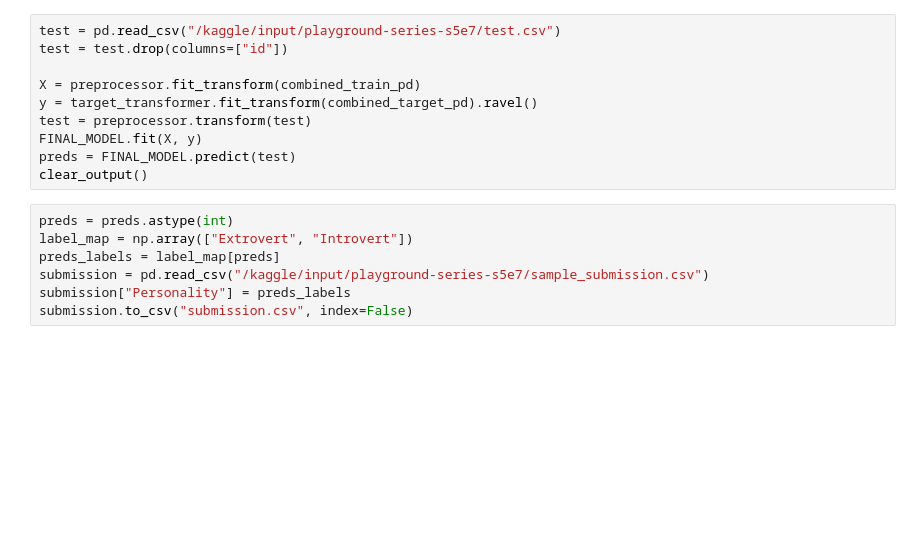
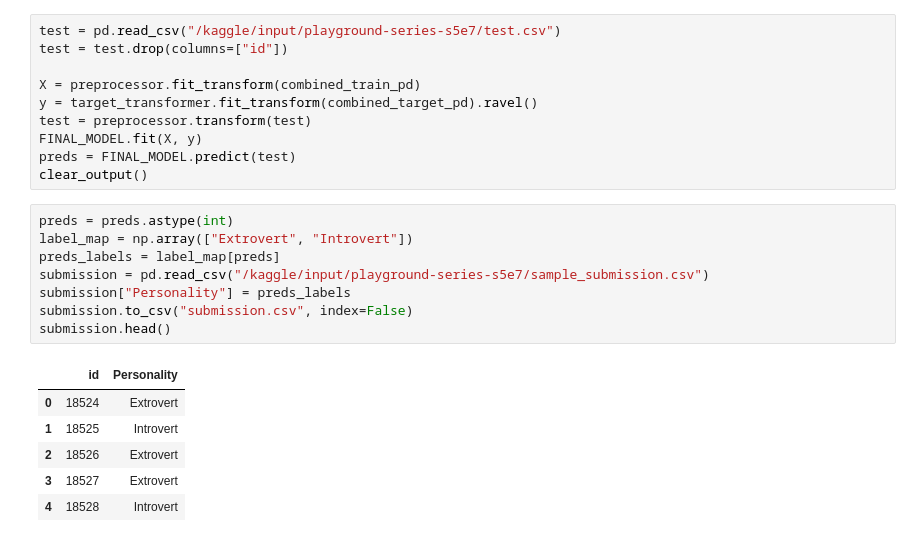
Before and after one commit to shpatrickguo/kaggle, a Jupyter notebook: Season 5 Episode 7/playground-s5e7.ipynb, the cells around one changed output. Drawn from its saved outputs; the diff is of its cells as text; blank space fills up the shorter version.

```diff
--- a/Season 5 Episode 7/playground-s5e7.ipynb
+++ b/Season 5 Episode 7/playground-s5e7.ipynb
@@ -492,7 +493,15 @@ clear_output()
 # %%
 preds = preds.astype(int)
 label_map = np.array(["Extrovert", "Introvert"])
 preds_labels = label_map[preds]
 submission = pd.read_csv("/kaggle/input/playground-series-s5e7/sample_submission.csv")
 submission["Personality"] = preds_labels
 submission.to_csv("submission.csv", index=False)
+submission.head()
+# %% [output]
+|  | id | Personality |
+| 0 | 18524 | Extrovert |
+| 1 | 18525 | Introvert |
+| 2 | 18526 | Extrovert |
+| 3 | 18527 | Extrovert |
+| 4 | 18528 | Introvert |
```
Also changed, not shown: parts of 1 cell of this notebook.
